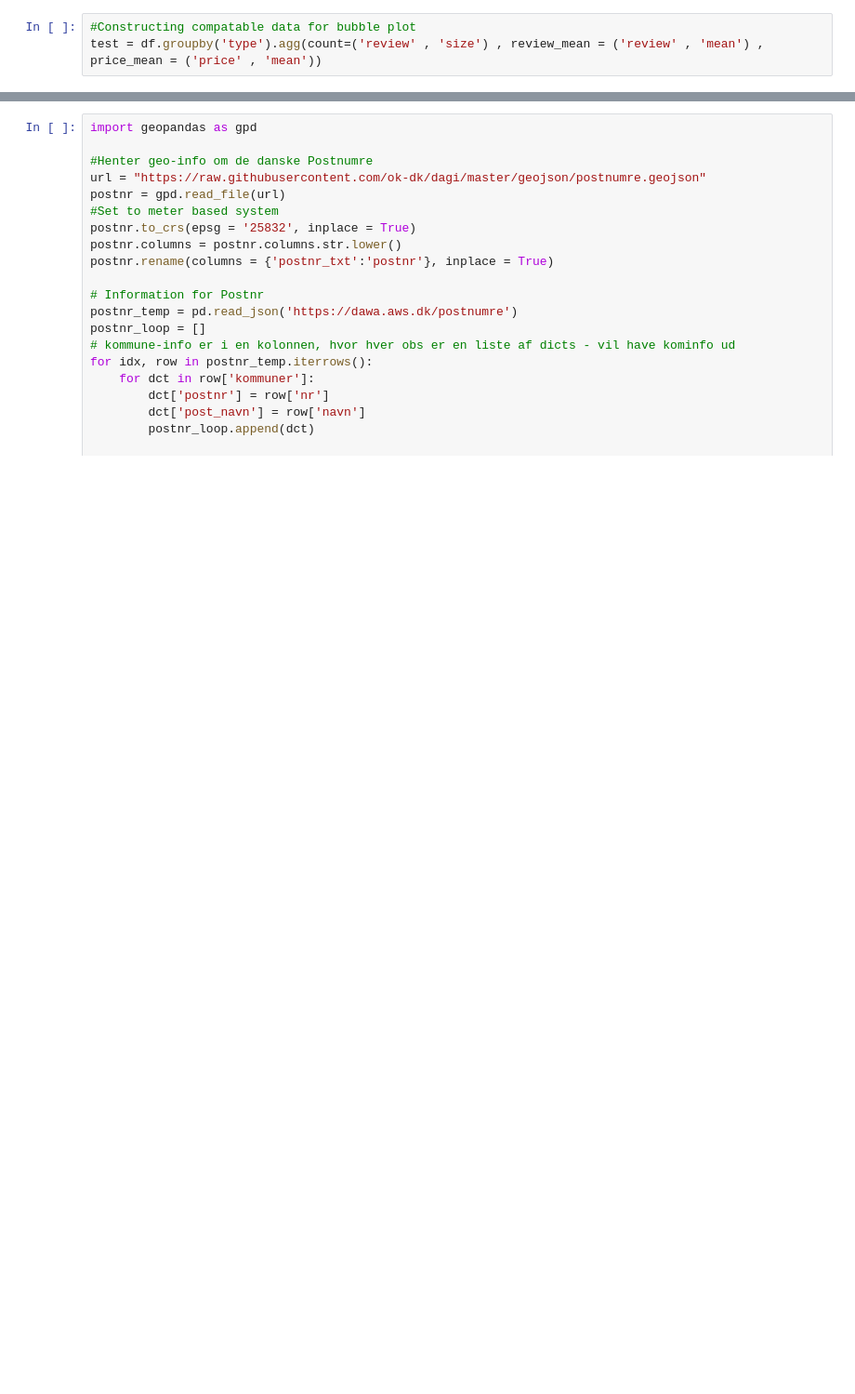
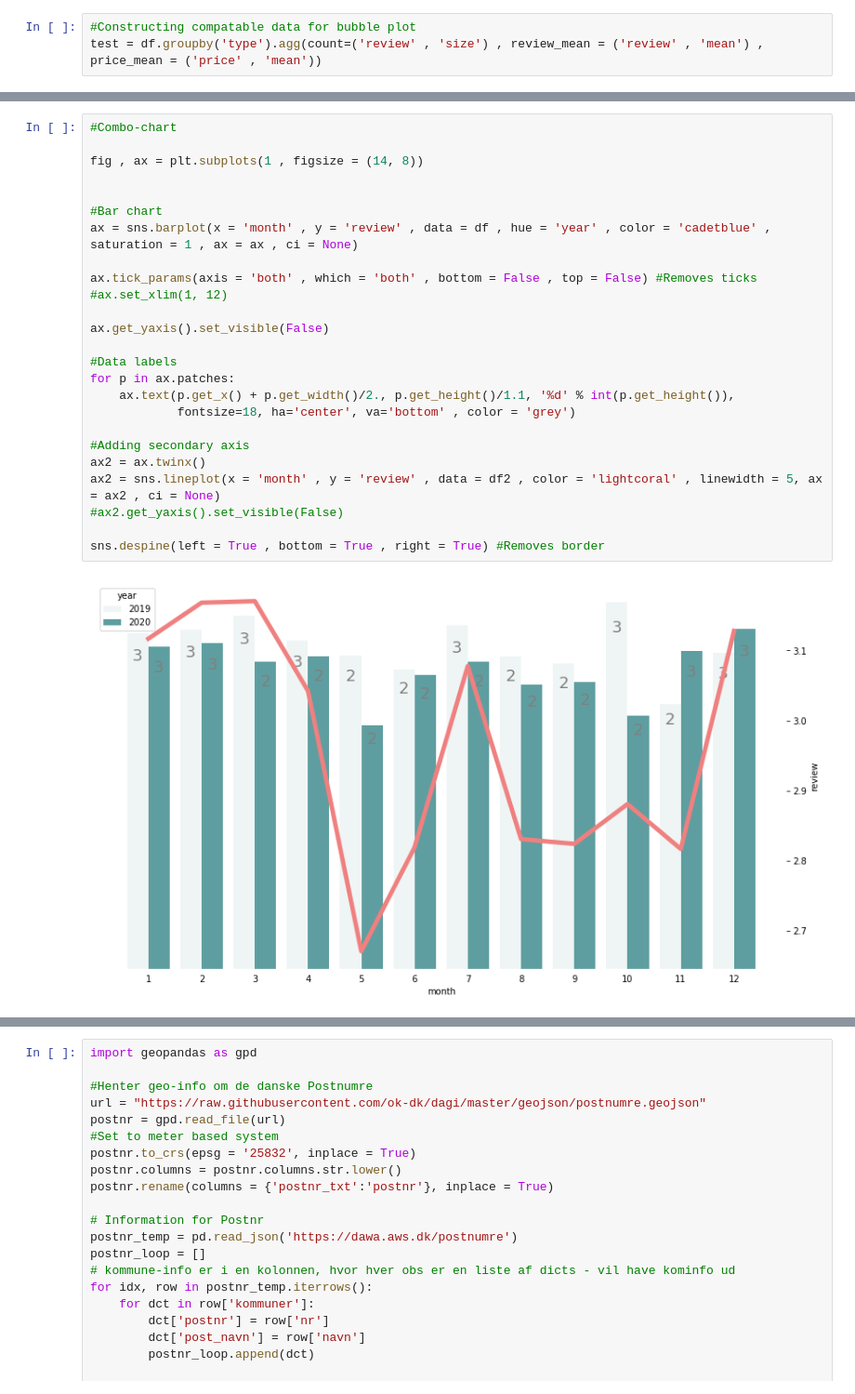
Before and after one commit to annarenneke/Group19, a Jupyter notebook: EXAM/Descriptive Stat.ipynb, the cells around one changed output, grey strips where cells are left out. Shown at 93% size. Saved outputs shown, nothing was run; the diff lists cells and outputs as text; blank space fills up the shorter version.

```diff
--- a/EXAM/Descriptive Stat.ipynb
+++ b/EXAM/Descriptive Stat.ipynb
@@ -100,0 +122,27 @@ Name: price, dtype: float64
+# %%
+#Combo-chart
+
+fig , ax = plt.subplots(1 , figsize = (14, 8))
+
+
+#Bar chart
+ax = sns.barplot(x = 'month' , y = 'review' , data = df , hue = 'year' , color = 'cadetblue' , saturation = 1 , ax = ax , ci = None)
+
+ax.tick_params(axis = 'both' , which = 'both' , bottom = False , top = False) #Removes ticks
+#ax.set_xlim(1, 12)
+
+ax.get_yaxis().set_visible(False)
+
+#Data labels
+for p in ax.patches:
+    ax.text(p.get_x() + p.get_width()/2., p.get_height()/1.1, '%d' % int(p.get_height()),
+            fontsize=18, ha='center', va='bottom' , color = 'grey')
+
+#Adding secondary axis
+ax2 = ax.twinx()
+ax2 = sns.lineplot(x = 'month' , y = 'review' , data = df2 , color = 'lightcoral' , linewidth = 5, ax = ax2 , ci = None)
+#ax2.get_yaxis().set_visible(False)
+
+sns.despine(left = True , bottom = True , right = True) #Removes border
+# %% [output]
+[figure, added]
```
Also changed, not shown: parts of 6 cells of this notebook, 2 other files.
